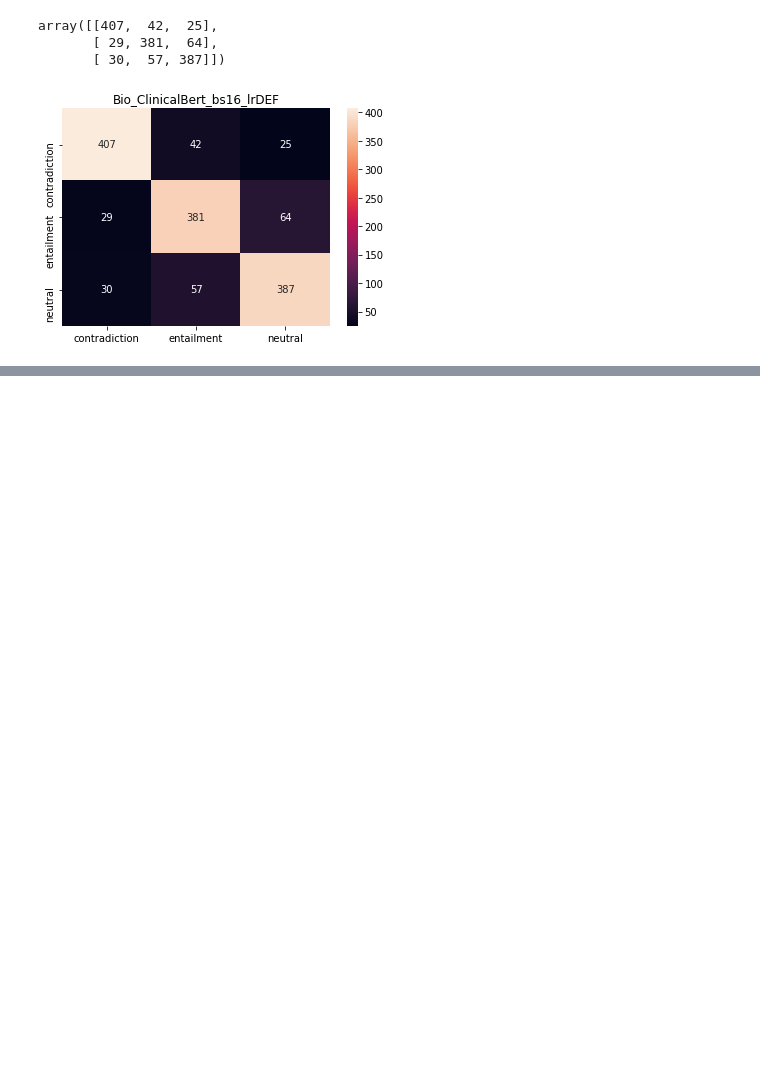
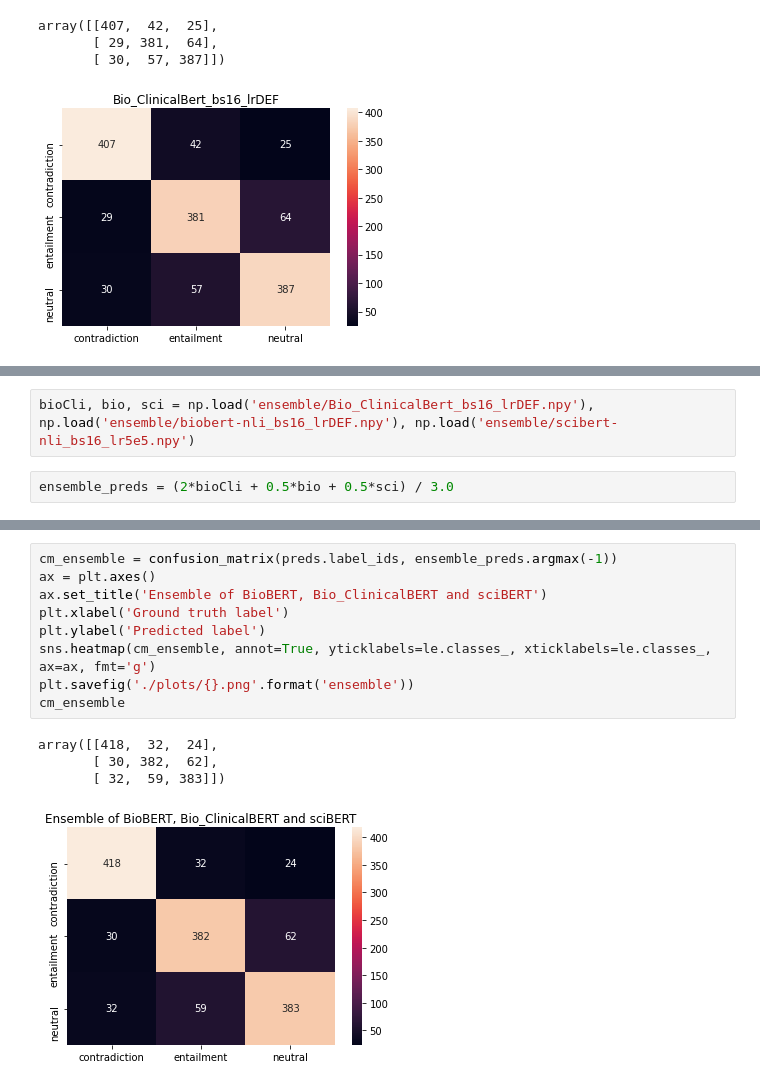
Before and after one commit to adnaks97/Natural-Language-Inference, a Jupyter notebook: inference.ipynb, the cells around one changed output, grey strips where cells are left out. Cells and saved outputs as stored; diff of their text form; blank space fills up the shorter version.

Commit message:
Added Ensemble preds and confusion matrix

```diff
--- a/inference.ipynb
+++ b/inference.ipynb
@@ -187,0 +188,4 @@ save_name
+# %%
+bioCli, bio, sci = np.load('ensemble/Bio_ClinicalBert_bs16_lrDEF.npy'), np.load('ensemble/biobert-nli_bs16_lrDEF.npy'), np.load('ensemble/scibert-nli_bs16_lr5e5.npy')
+# %%
+ensemble_preds = (2*bioCli + 0.5*bio + 0.5*sci) / 3.0
@@ -187,0 +210,14 @@ save_name
+# %%
+cm_ensemble = confusion_matrix(preds.label_ids, ensemble_preds.argmax(-1))
+ax = plt.axes()
+ax.set_title('Ensemble of BioBERT, Bio_ClinicalBERT and sciBERT')
+plt.xlabel('Ground truth label')
+plt.ylabel('Predicted label')
+sns.heatmap(cm_ensemble, annot=True, yticklabels=le.classes_, xticklabels=le.classes_, ax=ax, fmt='g')
+plt.savefig('./plots/{}.png'.format('ensemble'))
+cm_ensemble
+# %% [output]
+array([[418,  32,  24],
+       [ 30, 382,  62],
+       [ 32,  59, 383]])
+[figure, added]
```
Also changed, not shown: parts of 9 cells of this notebook.
